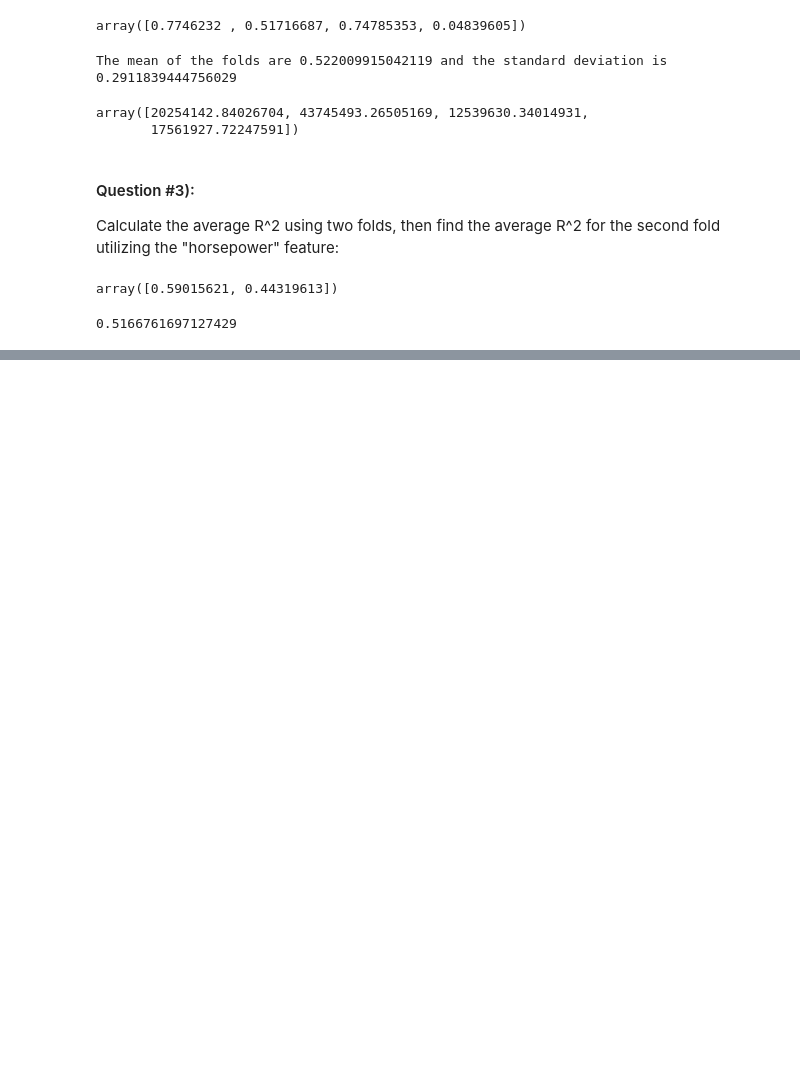
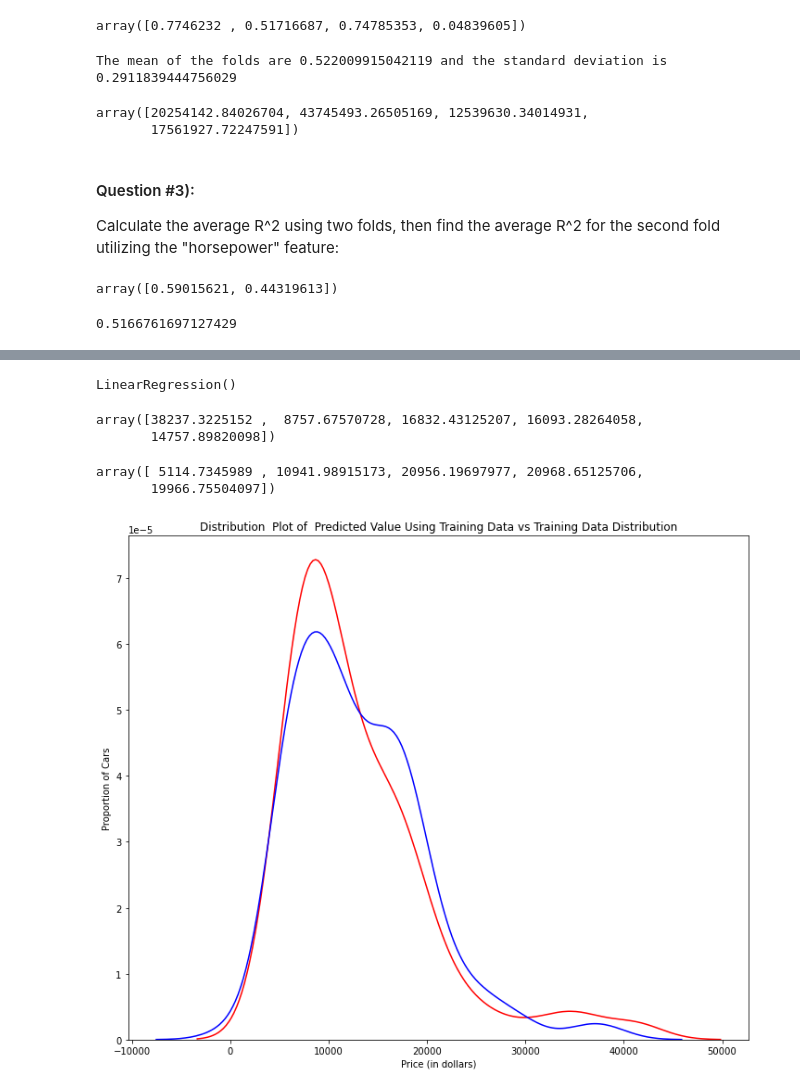
Before and after one commit to Ochwada/IBM-Data-Science, a Jupyter notebook: module7/model_Eva_Ref/Used Cars Pricing.ipynb, the cells around one changed output, grey strips where cells are left out. Drawn from its saved outputs; the diff is of its cells as text; code cells hidden in the pictures; blank space fills up the shorter version.

```diff
--- a/module7/model_Eva_Ref/Used Cars Pricing.ipynb
+++ b/module7/model_Eva_Ref/Used Cars Pricing.ipynb
@@ -173,0 +189,27 @@ Rcross2.mean()
+# %%
+lre = LinearRegression()
+data = ['horsepower', 'curb-weight', 'engine-size', 'highway-mpg']
+
+lre.fit(x_train[data], y_train)
+# %% [output]
+LinearRegression()
+# %%
+# Prediction using training data:
+yhat_train = lre.predict(x_train[data])
+yhat_train[0:5]
+# %% [output]
+array([38237.3225152 ,  8757.67570728, 16832.43125207, 16093.28264058,
+       14757.89820098])
+# %%
+yhat_test = lre.predict(x_test[data])
+yhat_test[0:5]
+# %% [output]
+array([ 5114.7345989 , 10941.98915173, 20956.19697977, 20968.65125706,
+       19966.75504097])
+# %%
+# Let's examine the distribution of the predicted values of the training data.
+Title = 'Distribution  Plot of  Predicted Value Using Training Data vs Training Data Distribution'
+Dist_Plot(y_train, yhat_train, "Actual Values (Train)",
+                 "Predicted Values (Train)", Title)
+# %% [output]
+[figure, added]
```
Also changed, not shown: parts of 6 cells of this notebook, 1 other file.
